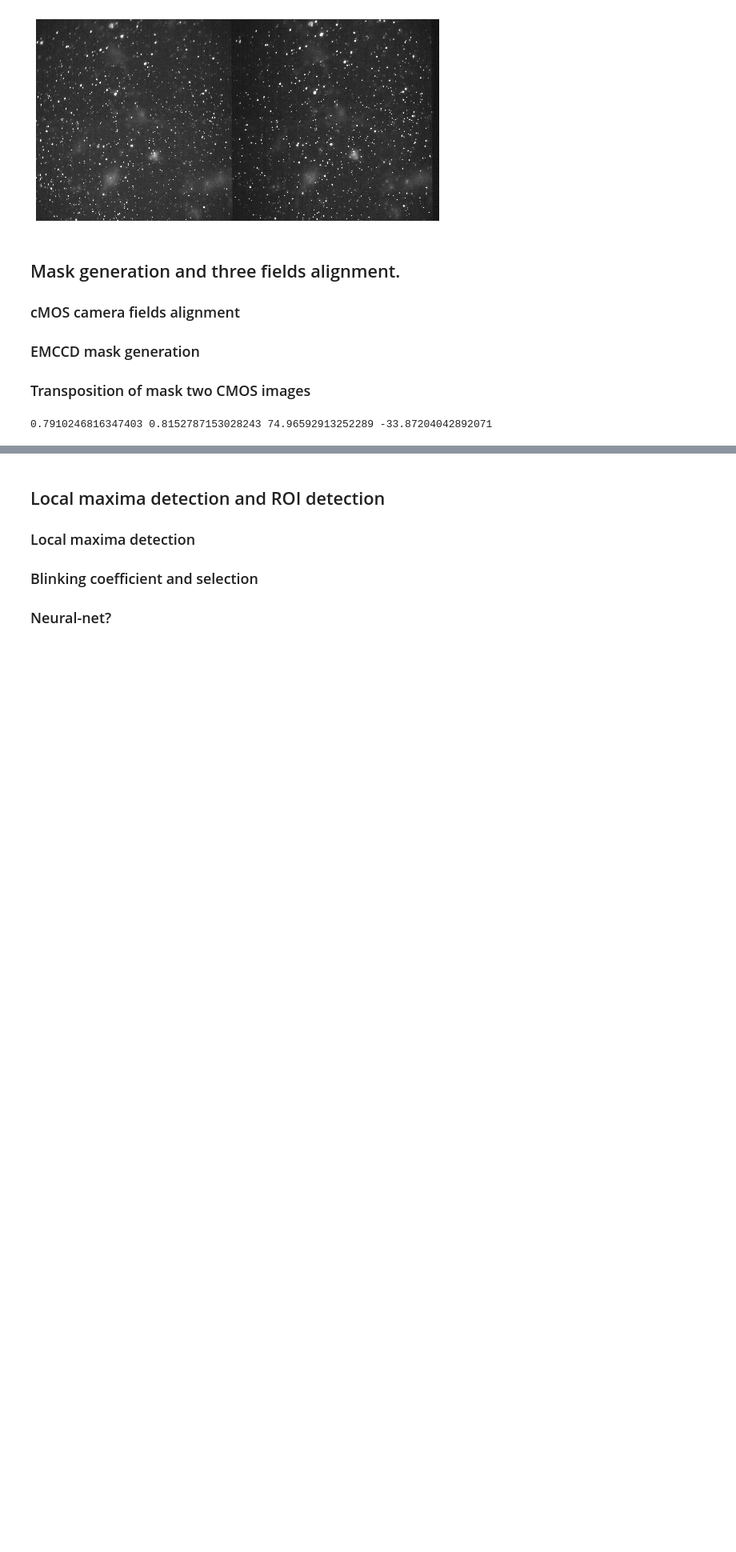
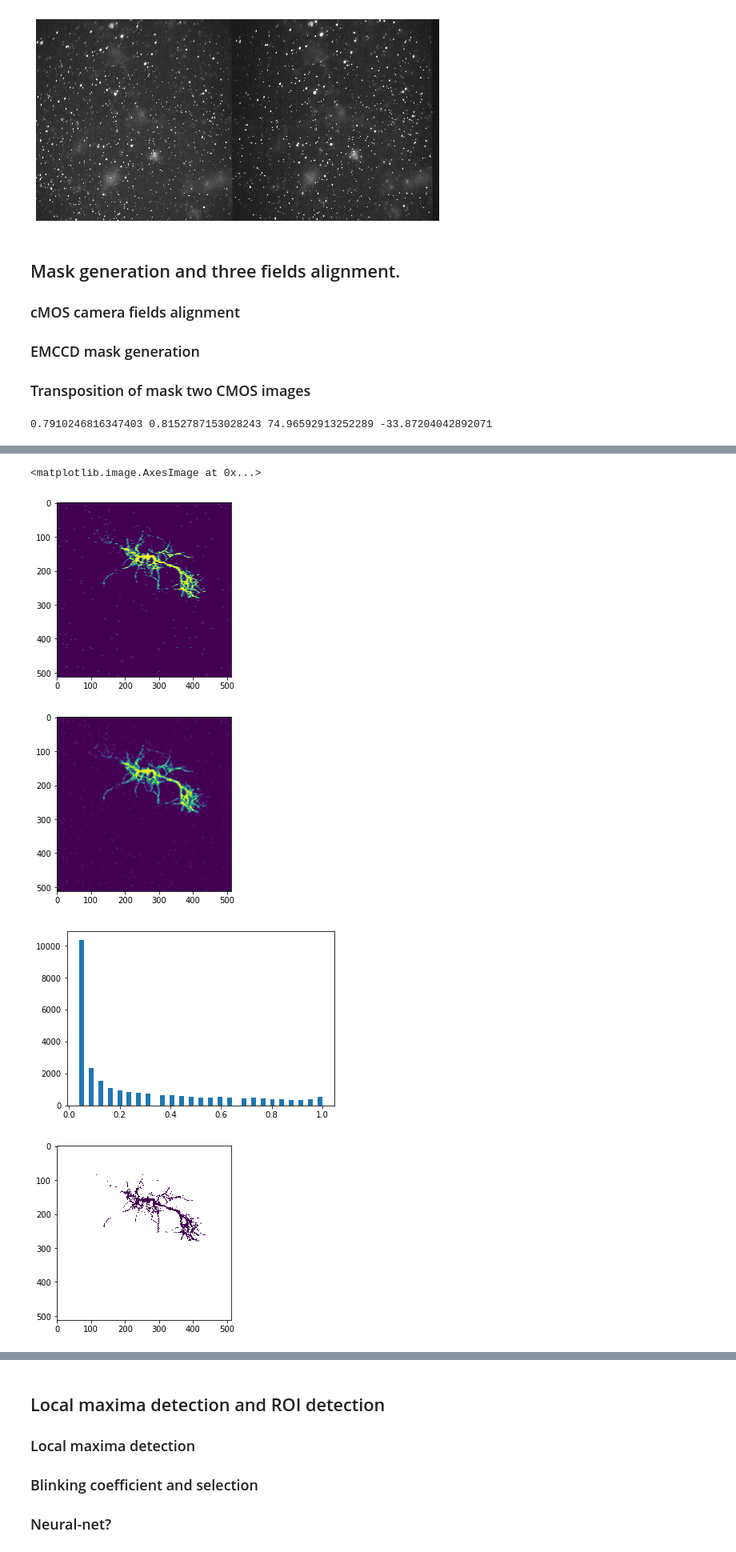
Before and after one commit to p-serna/Nanorods, a Jupyter notebook: Main_Nanords.ipynb, the cells around one changed output, grey strips where cells are left out. Shown at 80% size. Cells and saved outputs as stored; diff of their text form; code cells hidden in the pictures; blank space fills up the shorter version.

```diff
--- a/Main_Nanords.ipynb
+++ b/Main_Nanords.ipynb
@@ -299,0 +248,31 @@ print(CorCoef_wave)
+# %%
+def movavgy (img, wind):
+    sizeX, sizeY = img.shape
+    imga=img*0
+    wind2=wind//2
+    for y in range(sizeY):
+        for x in range(wind2,sizeX-wind2):
+            imga[x,y]=nanmean(img[x-wind2:x+wind2+1,y])
+    return imga
+def movavgx (img, wind):
+    return movavgy(img.transpose(), wind).transpose()
+# %%
+temp1=movavgx (Mask_EMCCD,5);
+temp2=movavgy (temp1,5);
+imshow(temp1)
+figure()
+imshow(temp2)
+figure()
+temp=temp2.flatten()
+hist(temp[temp>0],51)
+temp3=Mask_EMCCD*1;
+temp3[temp2<=0.15]=nan;
+temp3[temp3==0]=nan;
+figure()
+imshow(temp3)
+# %% [output]
+<matplotlib.image.AxesImage at 0x...>
+[figure, added]
+[figure, added]
+[figure, added]
+[figure, added]
```
Also changed, not shown: parts of 25 cells of this notebook, 1 other file.
